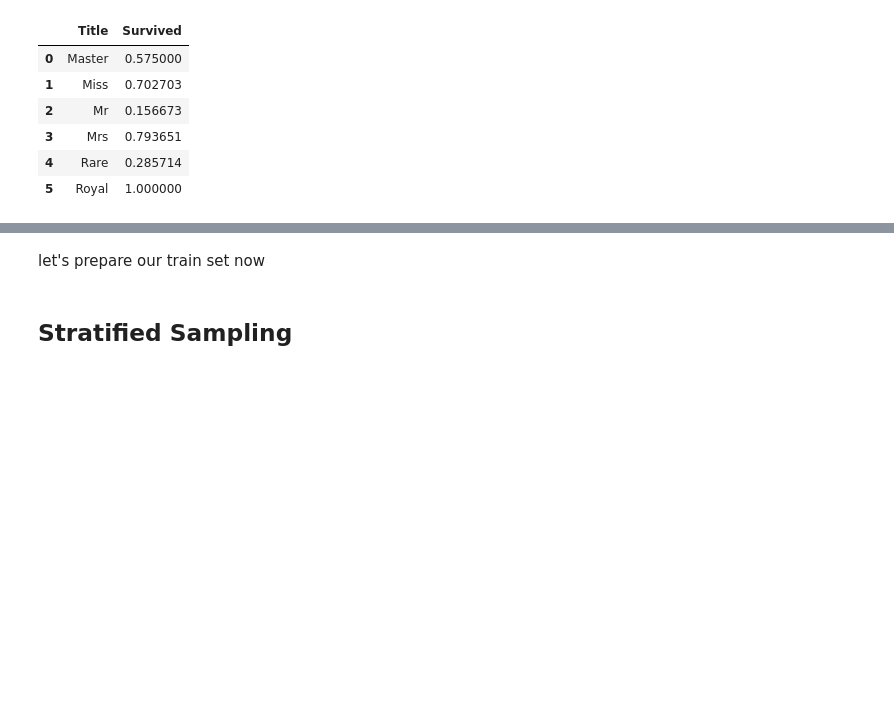
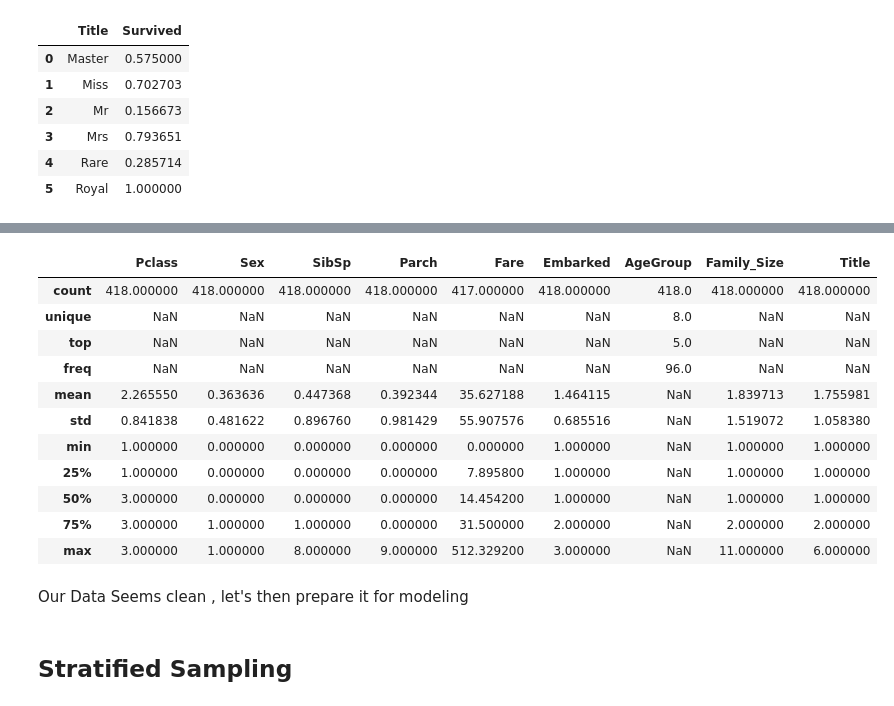
Before and after one commit to Chamiln17/Titanic_Disaster_Detection, a Jupyter notebook: Titanic.ipynb, the cells around one changed output, grey strips where cells are left out. Drawn from its saved outputs; the diff is of its cells as text; code cells hidden in the pictures; blank space fills up the shorter version.

```diff
--- a/Titanic.ipynb
+++ b/Titanic.ipynb
@@ -344,8 +440,24 @@ PassengerId   -0.005007
 SibSp         -0.035322
 Pclass        -0.338481
 Name: Survived, dtype: float64
-# %% [markdown]
-let's prepare our train set now
+# %%
+train_df.describe(include="all")
+test_df.describe(include="all")
+# %% [output]
+|  | Pclass | Sex | SibSp | Parch | Fare | Embarked | AgeGroup | Family_Size | Title |
+| count | 418.000000 | 418.000000 | 418.000000 | 418.000000 | 417.000000 | 418.000000 | 418.0 | 418.000000 | 418.000000 |
+| unique | NaN | NaN | NaN | NaN | NaN | NaN | 8.0 | NaN | NaN |
+| top | NaN | NaN | NaN | NaN | NaN | NaN | 5.0 | NaN | NaN |
+| freq | NaN | NaN | NaN | NaN | NaN | NaN | 96.0 | NaN | NaN |
+| mean | 2.265550 | 0.363636 | 0.447368 | 0.392344 | 35.627188 | 1.464115 | NaN | 1.839713 | 1.755981 |
+| std | 0.841838 | 0.481622 | 0.896760 | 0.981429 | 55.907576 | 0.685516 | NaN | 1.519072 | 1.058380 |
+| min | 1.000000 | 0.000000 | 0.000000 | 0.000000 | 0.000000 | 1.000000 | NaN | 1.000000 | 1.000000 |
+| 25% | 1.000000 | 0.000000 | 0.000000 | 0.000000 | 7.895800 | 1.000000 | NaN | 1.000000 | 1.000000 |
+| 50% | 3.000000 | 0.000000 | 0.000000 | 0.000000 | 14.454200 | 1.000000 | NaN | 1.000000 | 1.000000 |
+| 75% | 3.000000 | 1.000000 | 1.000000 | 0.000000 | 31.500000 | 2.000000 | NaN | 2.000000 | 2.000000 |
+| max | 3.000000 | 1.000000 | 8.000000 | 9.000000 | 512.329200 | 3.000000 | NaN | 11.000000 | 6.000000 |
+# %% [markdown]
+Our Data Seems clean , let's then prepare it for modeling
 # %% [markdown]
 ## Stratified Sampling
 # %% [markdown]
```
Also changed, not shown: parts of 33 cells of this notebook, 1 other file.
